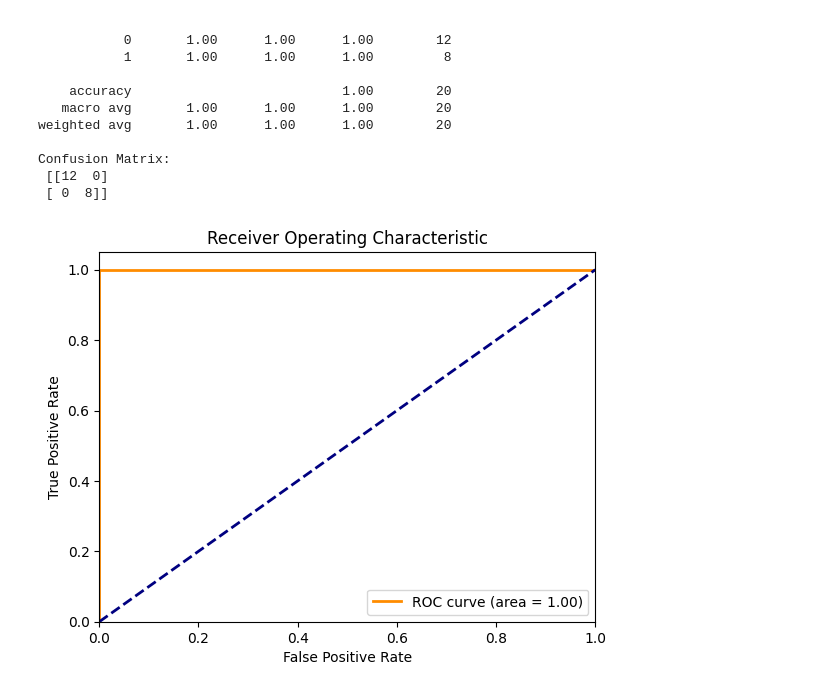
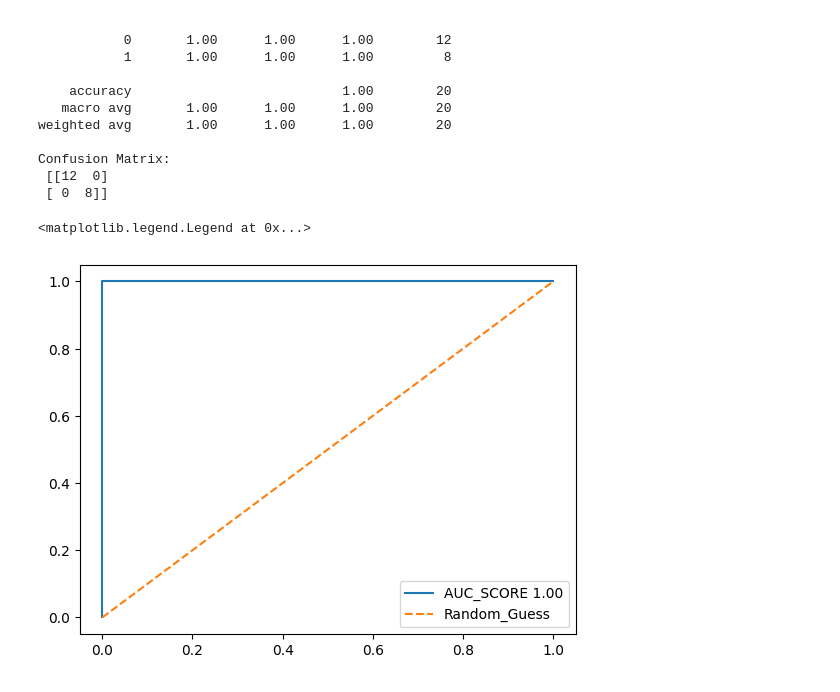
Before and after one commit to AhmedBaari/machine-learning-techniques, a Jupyter notebook: Ex6_Logistic_Regression.ipynb, the cells around one changed output. Saved outputs shown, nothing was run; the diff lists cells and outputs as text; code cells hidden in the pictures.

Commit message:
Simpler ROC AUC Curve for LR

```diff
--- a/Ex6_Logistic_Regression.ipynb
+++ b/Ex6_Logistic_Regression.ipynb
@@ -55,23 +52,16 @@ Confusion Matrix:
 # %%
 # ROC AUC Curve plot
 import matplotlib.pyplot as plt
 from sklearn.metrics import roc_curve, auc
 
-roc = roc_curve(y_test, model.predict_proba(X_test)[:, 1])
-fpr, tpr, thresholds = roc
+y_pred_proba=model.predict_proba(X_test)[:,1]
 
-roc_auc = auc(fpr, tpr)
-plt.figure()
-plt.plot(fpr, tpr, color='darkorange', lw=2, label='ROC curve (area = %0.2f)' % roc_auc)
-plt.plot([0, 1], [0, 1], color='navy', lw=2, linestyle='--')
-plt.xlim([0.0, 1.0])
-plt.ylim([0.0, 1.05])
-plt.xlabel('False Positive Rate')
+fpr,tpr,_=roc_curve(y_test,y_pred_proba)
 
-plt.ylabel('True Positive Rate')
-plt.title('Receiver Operating Characteristic')
-plt.legend(loc='lower right')
-
-plt.show()
+auc_score=auc(fpr,tpr)
+plt.plot(fpr,tpr,label=f'AUC_SCORE {auc_score:.2f}')
+plt.plot([0,1],[0,1],label='Random_Guess',linestyle='--')
+plt.legend()
 # %% [output]
+<matplotlib.legend.Legend at 0x...>
-[figure, old version]
+[figure, new version]
```
Also changed, not shown: parts of 3 cells of this notebook.
